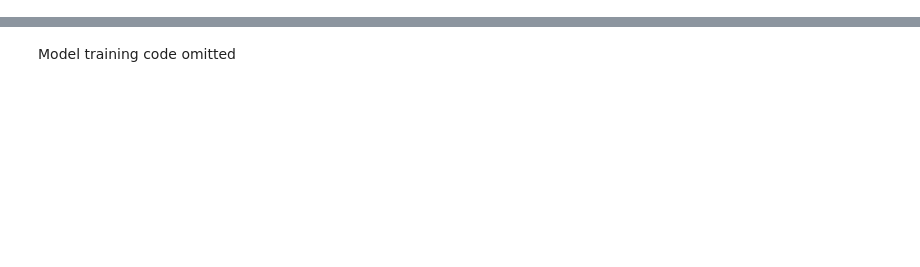
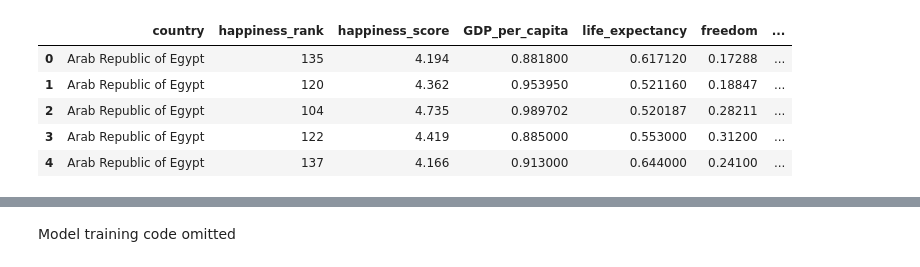
Before and after one commit to sebas1193/happiness-forecast, a Jupyter notebook: notebooks/002_feature_engineering.ipynb, the cells around one changed output, grey strips where cells are left out. Cells and saved outputs as stored; diff of their text form; code cells hidden in the pictures; blank space fills up the shorter version.

```diff
--- a/notebooks/002_feature_engineering.ipynb
+++ b/notebooks/002_feature_engineering.ipynb
@@ -13,3 +18,12 @@ df['continent_numeric'] = pd.factorize(df['continent'])[0]
+# %%
+df.head()
+# %% [output]
+|  | country | happiness_rank | happiness_score | GDP_per_capita | life_expectancy | freedom | ... |
+| 0 | Arab Republic of Egypt | 135 | 4.194 | 0.881800 | 0.617120 | 0.17288 | ... |
+| 1 | Arab Republic of Egypt | 120 | 4.362 | 0.953950 | 0.521160 | 0.18847 | ... |
+| 2 | Arab Republic of Egypt | 104 | 4.735 | 0.989702 | 0.520187 | 0.28211 | ... |
+| 3 | Arab Republic of Egypt | 122 | 4.419 | 0.885000 | 0.553000 | 0.31200 | ... |
+| 4 | Arab Republic of Egypt | 137 | 4.166 | 0.913000 | 0.644000 | 0.24100 | ... |
 # %%
 # Features selection
 corr_matrix = df.select_dtypes(include=['float64', 'int64']).corr()
```
Also changed, not shown: parts of 8 cells of this notebook, 5 other files.
